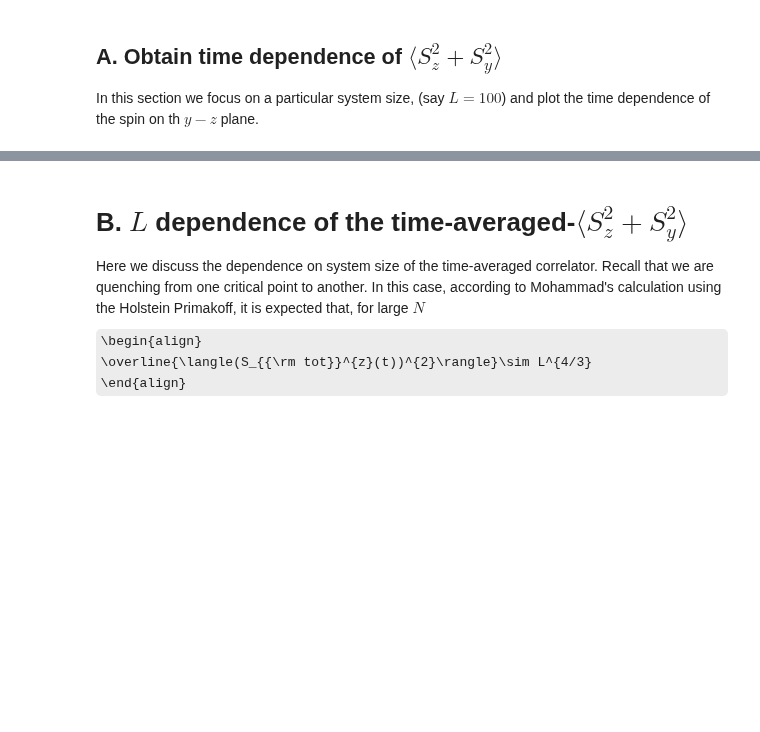
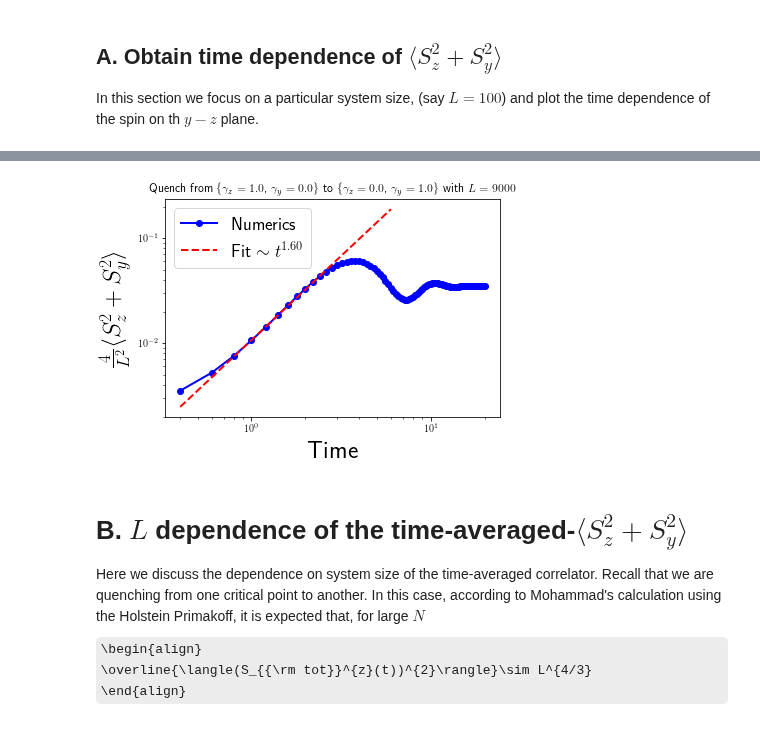
Before and after one commit to paraj003/LMG_quench, a Jupyter notebook: LMG_sim.ipynb, the cells around one changed output, grey strips where cells are left out. Cells and saved outputs as stored; diff of their text form; code cells hidden in the pictures; some formulas as TeX source; blank space fills up the shorter version.

```diff
--- a/LMG_sim.ipynb
+++ b/LMG_sim.ipynb
@@ -357,3 +358,21 @@ Caption: Time-dependence of the total spin for a system size $L=1000$ with the q
+# %%
+#plot in log scale
+Syz2=Sz2arr+Sy2arr
+#plotting
+θ=1.6
+plt.loglog(tarr[1:],Syz2[1:]*4/L**2,'-o',color='blue',linewidth=2,label='Numerics')
+plt.loglog(tarr[1:30],(10**-1.97)*(tarr[1:30])**θ,'--',color='red',linewidth=2,label='Fit $\\sim t^{%.2f}$'%θ)
+#plt.plot(np.linspace(0,Tf,1000),Szt,color='blue',label='Holstein-Primakoff',linewidth=1.5)
+#plt.axhline(Sz2inf,linestyle='dashed',color= 'black',label='$t=\\infty$ avg',linewidth=2)
+plt.xlabel("Time",fontsize=25)
+plt.ylabel("$\\frac{4}{L^2}\\langle S_z^2+S_y^2\\rangle$",fontsize=25)
+plt.legend(numpoints=1,loc=2,fontsize=18)
+plt.title('Quench from \\{$\\gamma_z= %.1f $, $\\gamma_{y}= %.1f $\\} to \\{$\\gamma_z= %.1f $, $\\gamma_{y}= %.1f $\\} with $L=%d$'%(paramvals0.γz,paramvals0.γy, paramvalsf.γz,paramvalsf.γy,L))
+figname='/home/parajtitum/Dropbox/Research_Projects_Current/LMG_Quench/plots/Aging_loglog_St_[0_'+str(dt)+'_'+str(Tf)+']_from_'+paramvals0.paramstr()+'to'+paramvalsf.paramstr()+'.pdf'
+
+#plt.savefig(figname,bbox_inches="tight")
+# %% [output]
+[figure, added]
 # %% [markdown]
 # B. $L$ dependence of the time-averaged-$\langle S_z^2+S_y^2\rangle$
 Here we discuss the dependence on system size of the time-averaged correlator. Recall that we are quenching from one critical point to another. In this case, according to Mohammad's calculation using the Holstein Primakoff, it is expected that, for large $N$
```
Also changed, not shown: parts of 17 cells of this notebook.
